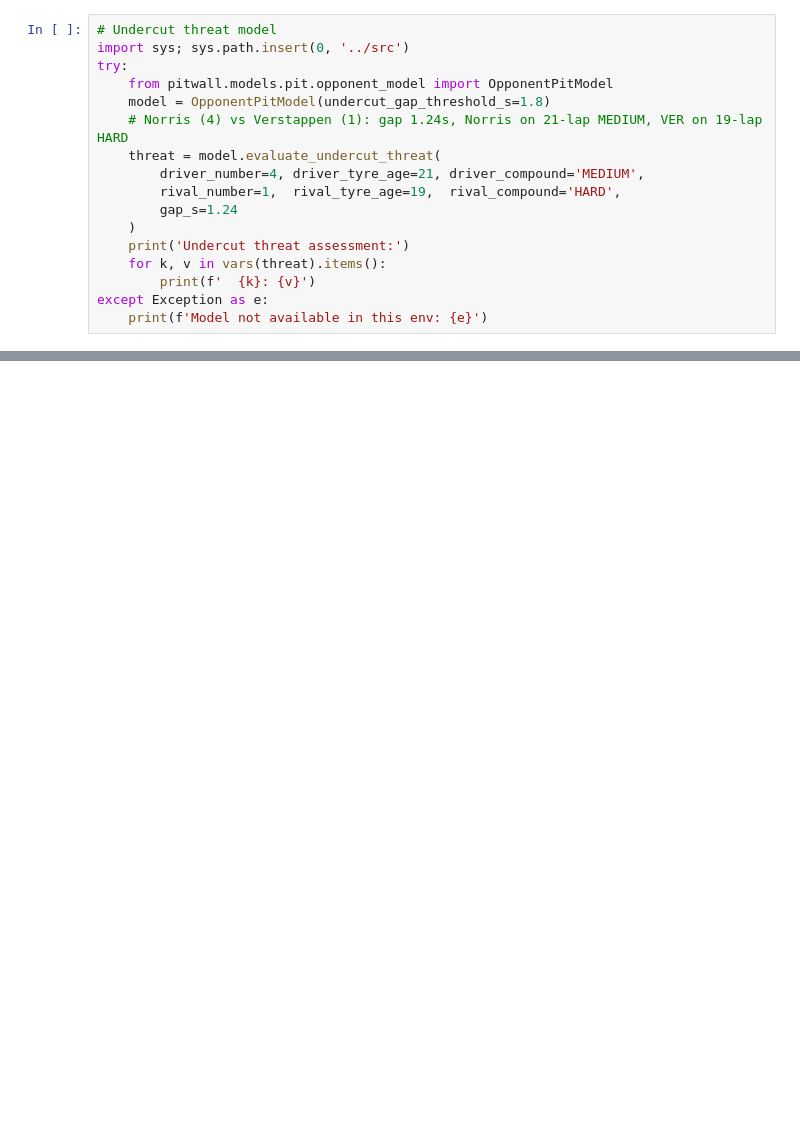
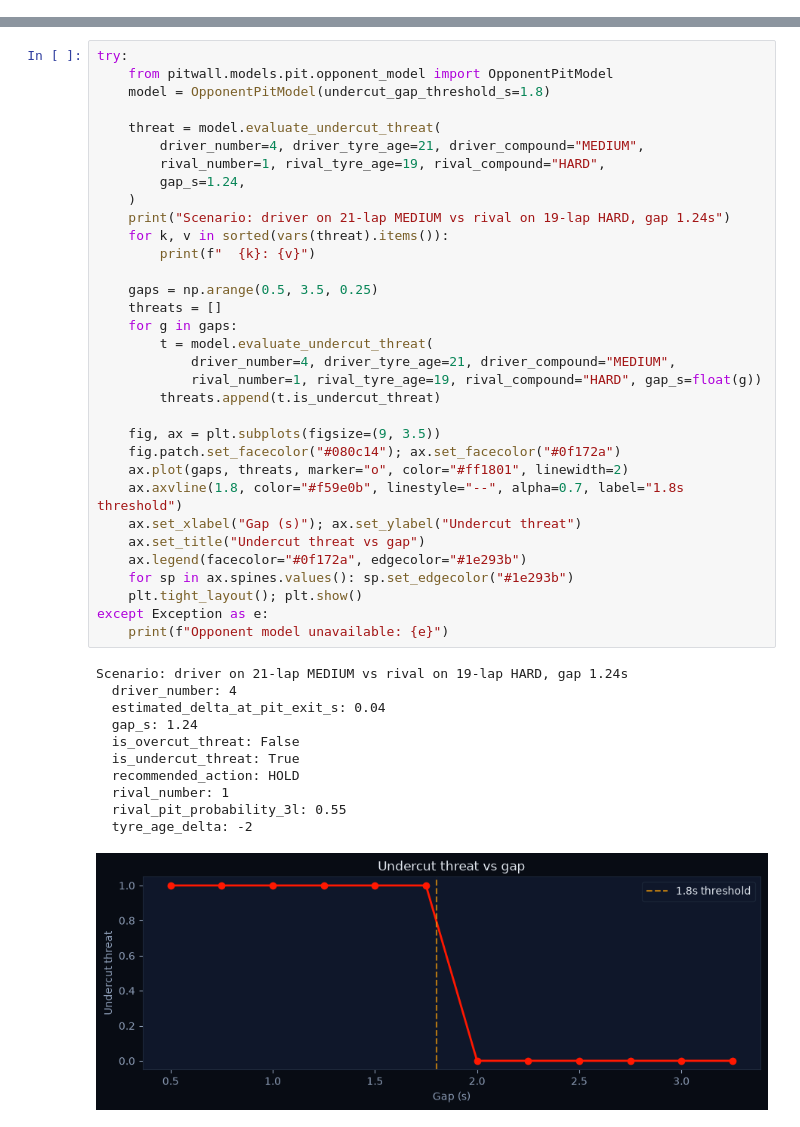
Before and after one commit to arfaouiahmed1/PitWall-ML, a Jupyter notebook: notebooks/04_strategy_simulation.ipynb, the cells around one changed output, grey strips where cells are left out. Saved outputs shown, nothing was run; the diff lists cells and outputs as text; blank space fills up the shorter version.

```diff
--- a/notebooks/04_strategy_simulation.ipynb
+++ b/notebooks/04_strategy_simulation.ipynb
@@ -105,17 +92,0 @@ print(f'Optimal pit lap: {best}  (delta: {min(deltas):+.2f}s)')
-# %%
-# Undercut threat model
-import sys; sys.path.insert(0, '../src')
-try:
-    from pitwall.models.pit.opponent_model import OpponentPitModel
-    model = OpponentPitModel(undercut_gap_threshold_s=1.8)
-    # Norris (4) vs Verstappen (1): gap 1.24s, Norris on 21-lap MEDIUM, VER on 19-lap HARD
-    threat = model.evaluate_undercut_threat(
-        driver_number=4, driver_tyre_age=21, driver_compound='MEDIUM',
-        rival_number=1,  rival_tyre_age=19,  rival_compound='HARD',
-        gap_s=1.24
-    )
-    print('Undercut threat assessment:')
-    for k, v in vars(threat).items():
-        print(f'  {k}: {v}')
-except Exception as e:
-    print(f'Model not available in this env: {e}')
@@ -121,0 +129,45 @@ except Exception as e:
+# %%
+try:
+    from pitwall.models.pit.opponent_model import OpponentPitModel
+    model = OpponentPitModel(undercut_gap_threshold_s=1.8)
+
+    threat = model.evaluate_undercut_threat(
+        driver_number=4, driver_tyre_age=21, driver_compound="MEDIUM",
+        rival_number=1, rival_tyre_age=19, rival_compound="HARD",
+        gap_s=1.24,
+    )
+    print("Scenario: driver on 21-lap MEDIUM vs rival on 19-lap HARD, gap 1.24s")
+    for k, v in sorted(vars(threat).items()):
+        print(f"  {k}: {v}")
+
+    gaps = np.arange(0.5, 3.5, 0.25)
+    threats = []
+    for g in gaps:
+        t = model.evaluate_undercut_threat(
+            driver_number=4, driver_tyre_age=21, driver_compound="MEDIUM",
+            rival_number=1, rival_tyre_age=19, rival_compound="HARD", gap_s=float(g))
+        threats.append(t.is_undercut_threat)
+
+    fig, ax = plt.subplots(figsize=(9, 3.5))
+    fig.patch.set_facecolor("#080c14"); ax.set_facecolor("#0f172a")
+    ax.plot(gaps, threats, marker="o", color="#ff1801", linewidth=2)
+    ax.axvline(1.8, color="#f59e0b", linestyle="--", alpha=0.7, label="1.8s threshold")
+    ax.set_xlabel("Gap (s)"); ax.set_ylabel("Undercut threat")
+    ax.set_title("Undercut threat vs gap")
+    ax.legend(facecolor="#0f172a", edgecolor="#1e293b")
+    for sp in ax.spines.values(): sp.set_edgecolor("#1e293b")
+    plt.tight_layout(); plt.show()
+except Exception as e:
+    print(f"Opponent model unavailable: {e}")
+# %% [output]
+Scenario: driver on 21-lap MEDIUM vs rival on 19-lap HARD, gap 1.24s
+  driver_number: 4
+  estimated_delta_at_pit_exit_s: 0.04
+  gap_s: 1.24
+  is_overcut_threat: False
+  is_undercut_threat: True
+  recommended_action: HOLD
+  rival_number: 1
+  rival_pit_probability_3l: 0.55
+  tyre_age_delta: -2
+[figure, added]
```
Also changed, not shown: parts of 15 cells of this notebook, 7 other files.
